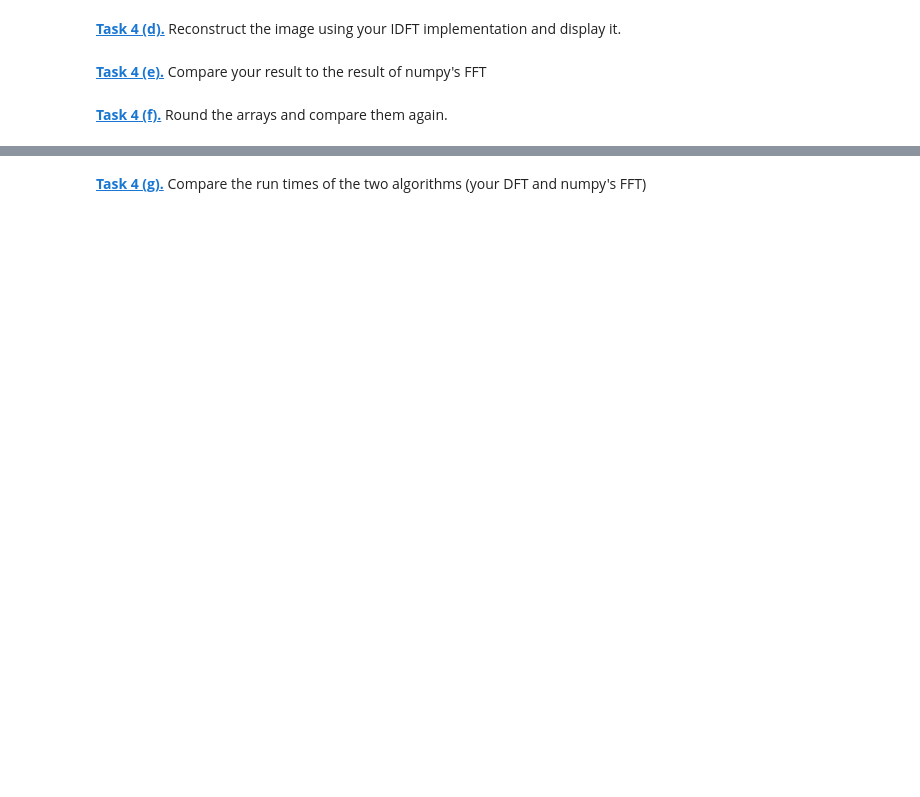
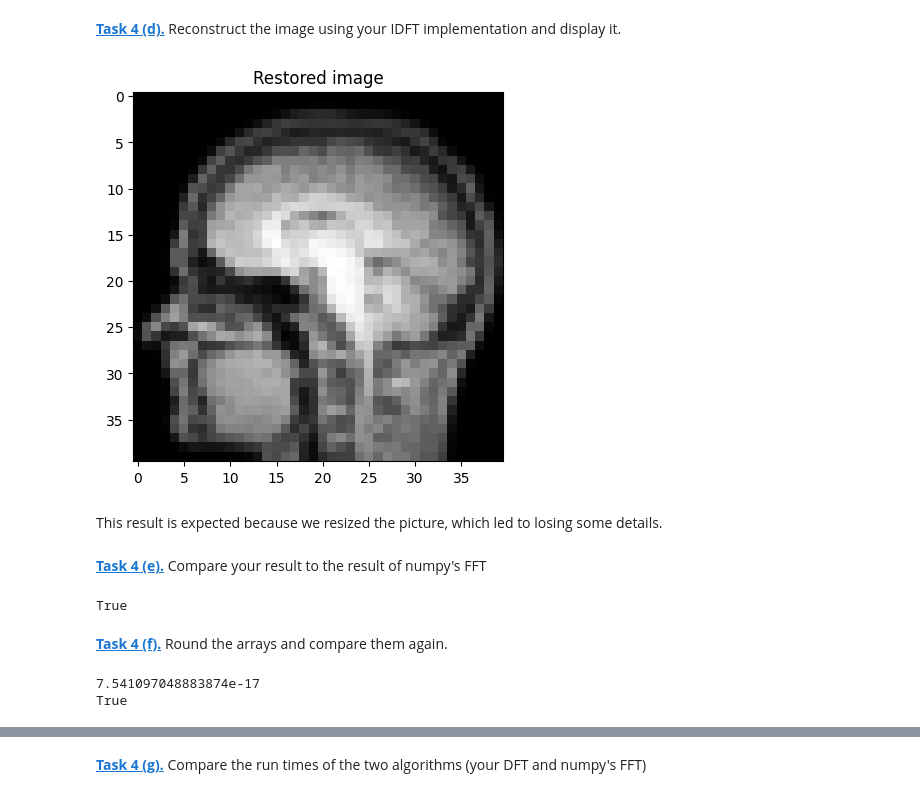
Before and after one commit to vntsslv/mobi-fs5-python, a Jupyter notebook: fourier.ipynb, the cells around one changed output, grey strips where cells are left out. Cells and saved outputs as stored; diff of their text form; code cells hidden in the pictures; blank space fills up the shorter version.

```diff
--- a/fourier.ipynb
+++ b/fourier.ipynb
@@ -263,5 +279,19 @@ In contrast, the high-pass filter removes more low frequencies as the filter siz
 # %% [markdown]
 **[Task 4 (b).]()** Implement a function that computes the 2D-IDFT.
+# %%
+def my_idft(dft):
+    M, N = dft.shape
+    idft = np.zeros(dft.shape, dtype=complex)
+
+    for u in range(M):
+        for v in range(N):
+            for x in range(M):
+                for y in range(N):
+                    idft[u, v] += dft[x, y] * np.exp(
+                        2j * np.pi * (u*x/M + v*y/N)
+                    )
+
+    return idft
 # %% [markdown]
 Due to high computational costs, we need to resize the image.
 # %%
@@ -272,6 +324,34 @@ plt.imshow(test_img, 'gray')
 # %% [markdown]
 **[Task 4 (d).]()** Reconstruct the image using your IDFT implementation and display it.
+# %%
+restored_img = my_idft(own_dft).real
+
+plt.figure()
+plt.imshow(restored_img, cmap='gray')
+plt.title('Restored image')
+plt.show()
+# %% [output]
+[figure, added]
+# %% [markdown]
+This result is expected because we resized the picture, which led to losing some details.
 # %% [markdown]
 **[Task 4 (e).]()** Compare your result to the result of numpy's FFT
+# %%
+np_fft = np.fft.fft2(test_img, norm='forward')
+
+print(np.allclose(own_dft, np_fft))
+# %% [output]
+True
 # %% [markdown]
 **[Task 4 (f).]()** Round the arrays and compare them again.
+# %%
+mean_difference = np.mean(np.abs(own_dft - np_fft))
+print(mean_difference)
+
+own_dft_rounded = np.round(own_dft, 12)
+np_fft_rounded = np.round(np_fft, 12)
+
+print((own_dft_rounded == np_fft_rounded).all())
+# %% [output]
+7.541097048883874e-17
+True
```
Also changed, not shown: parts of 6 cells of this notebook.
